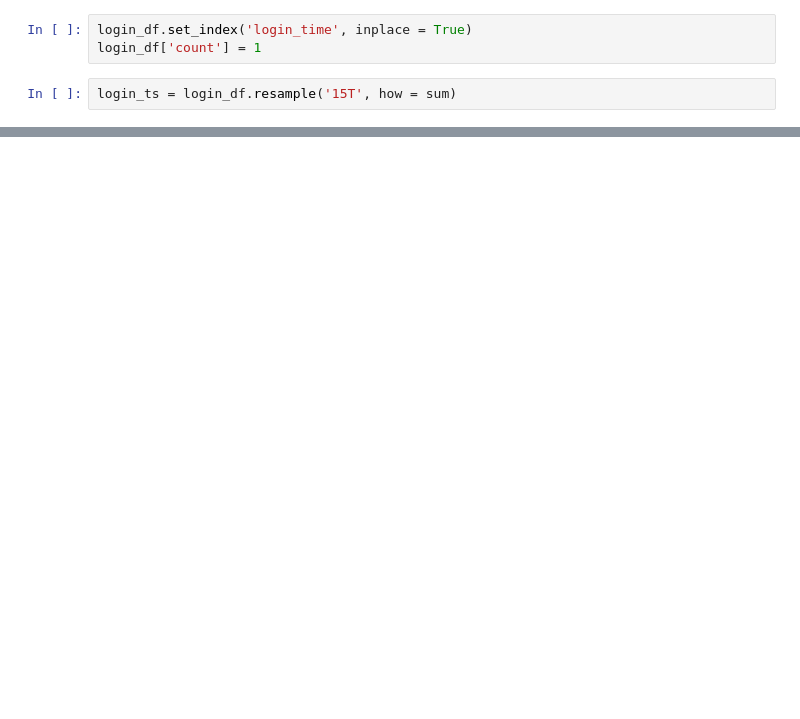
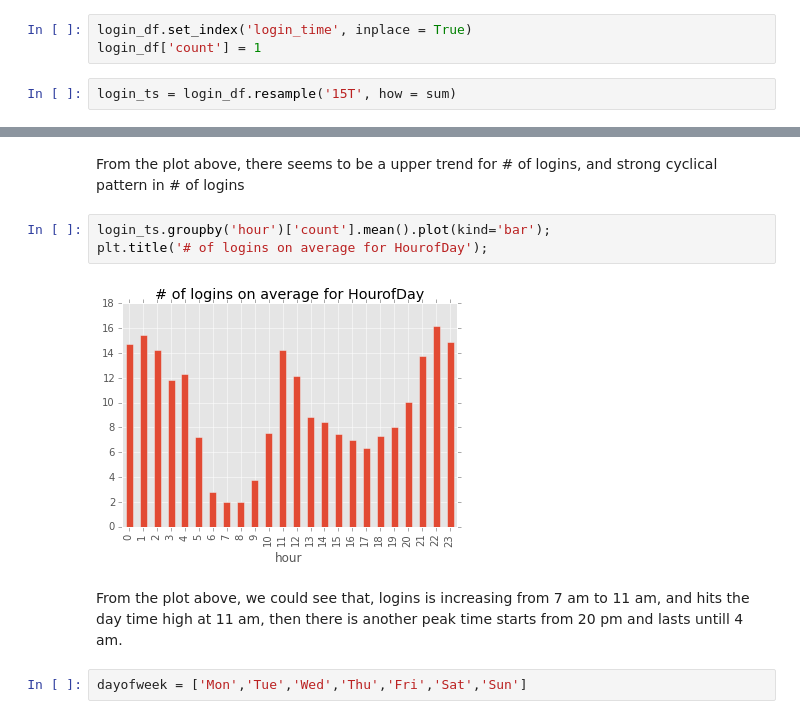
Before and after one commit to evril7490/uber, a Jupyter notebook: test1.ipynb, the cells around one changed output, grey strips where cells are left out. Drawn from its saved outputs; the diff is of its cells as text; blank space fills up the shorter version.

```diff
--- a/test1.ipynb
+++ b/test1.ipynb
@@ -47,0 +57,11 @@ login_df.resample('1D', how = sum)['1970-01-01':'1971-01-10'].plot()
+# %% [markdown]
+From the plot above, there seems to be a upper trend for # of logins, and strong cyclical pattern in # of logins
+# %%
+login_ts.groupby('hour')['count'].mean().plot(kind='bar');
+plt.title('# of logins on average for HourofDay');
+# %% [output]
+[figure, added]
+# %% [markdown]
+From the plot above, we could see that, logins is increasing from 7 am to 11 am, and hits the day time high at 11 am, then there is another peak time starts from 20 pm and lasts untill 4 am.
+# %%
+dayofweek = ['Mon','Tue','Wed','Thu','Fri','Sat','Sun']
```
Also changed, not shown: parts of 23 cells of this notebook, 2 other files.
